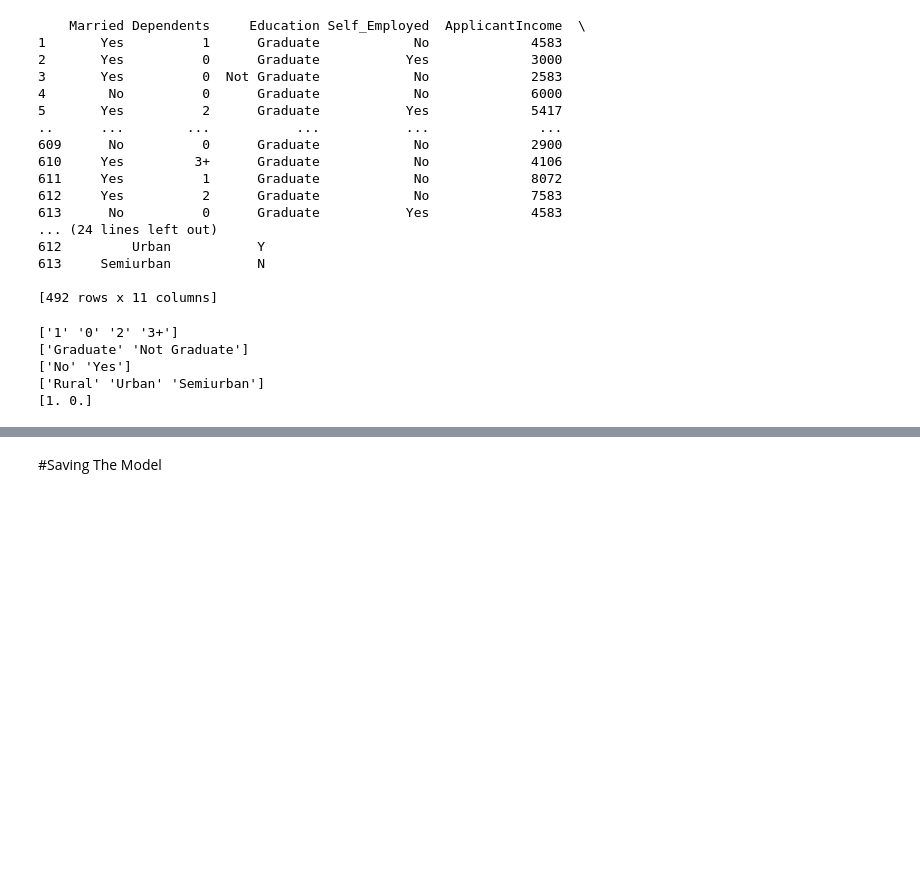
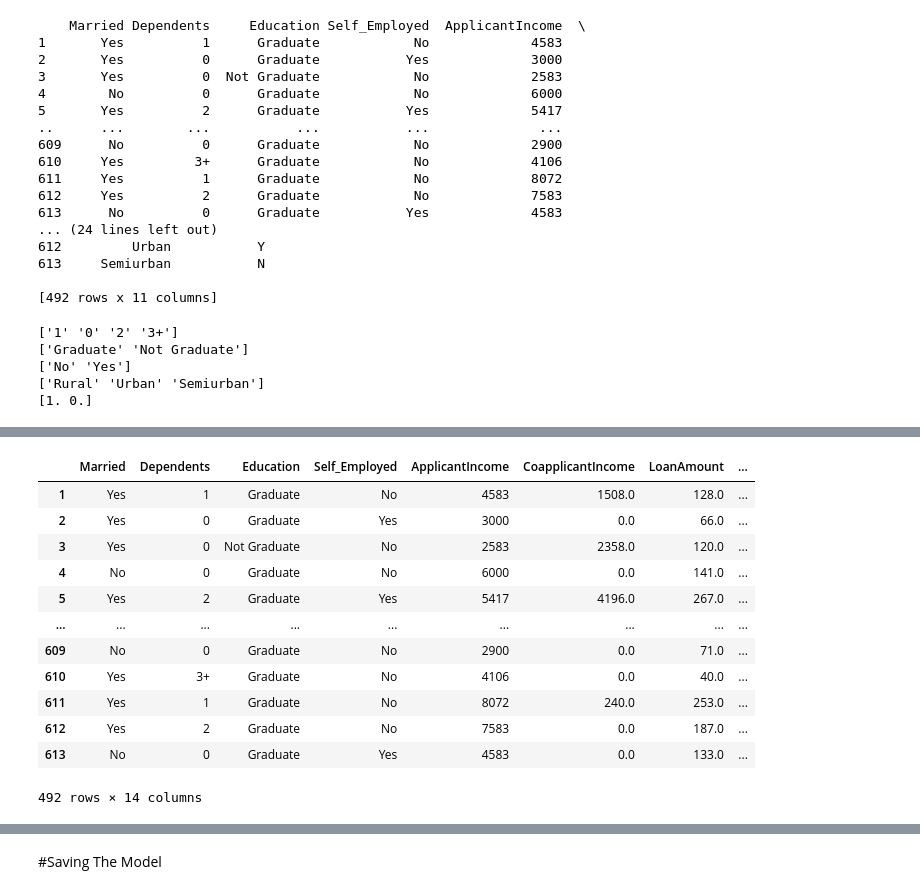
Before and after one commit to dinuwanfernando/10822750-final-year-project, a Jupyter notebook: loan_prediction_test2.ipynb, the cells around one changed output, grey strips where cells are left out. Saved outputs shown, nothing was run; the diff lists cells and outputs as text; code cells hidden in the pictures; blank space fills up the shorter version.

```diff
--- a/loan_prediction_test2.ipynb
+++ b/loan_prediction_test2.ipynb
@@ -103,3 +103,7 @@ print(num_variations_cred)
 #removing the text values
 def map_to_binary(value):
   return 1 if value == 'Yes' else 0
+# %%
+df_v1['Married_1']= df_v1['Married'].apply(map_to_binary)
+
+print(df_v1)
@@ -105,0 +128,6 @@ def map_to_binary(value):
+# %%
+def map_to_binary_edu(value):
+  return 1 if value == 'Graduate' else 0
+# %%
+df_v1['Education_1']=df_v1['Education'].apply(map_to_binary_edu)
+print(df_v1)
@@ -105,0 +152,20 @@ def map_to_binary(value):
+# %%
+def map_to_binary_self(value):
+  return 1 if value == 'No' else 0
+# %%
+df_v1['Self_Employed_1']=df_v1['Self_Employed'].apply(map_to_binary_self)
+df_v1
+# %% [output]
+|  | Married | Dependents | Education | Self_Employed | ApplicantIncome | CoapplicantIncome | LoanAmount | ... |
+| 1 | Yes | 1 | Graduate | No | 4583 | 1508.0 | 128.0 | ... |
+| 2 | Yes | 0 | Graduate | Yes | 3000 | 0.0 | 66.0 | ... |
+| 3 | Yes | 0 | Not Graduate | No | 2583 | 2358.0 | 120.0 | ... |
+| 4 | No | 0 | Graduate | No | 6000 | 0.0 | 141.0 | ... |
+| 5 | Yes | 2 | Graduate | Yes | 5417 | 4196.0 | 267.0 | ... |
+| ... | ... | ... | ... | ... | ... | ... | ... | ... |
+| 609 | No | 0 | Graduate | No | 2900 | 0.0 | 71.0 | ... |
+| 610 | Yes | 3+ | Graduate | No | 4106 | 0.0 | 40.0 | ... |
+| 611 | Yes | 1 | Graduate | No | 8072 | 240.0 | 253.0 | ... |
+| 612 | Yes | 2 | Graduate | No | 7583 | 0.0 | 187.0 | ... |
+| 613 | No | 0 | Graduate | Yes | 4583 | 0.0 | 133.0 | ... |
+492 rows × 14 columns
```
Also changed, not shown: parts of 23 cells of this notebook.
